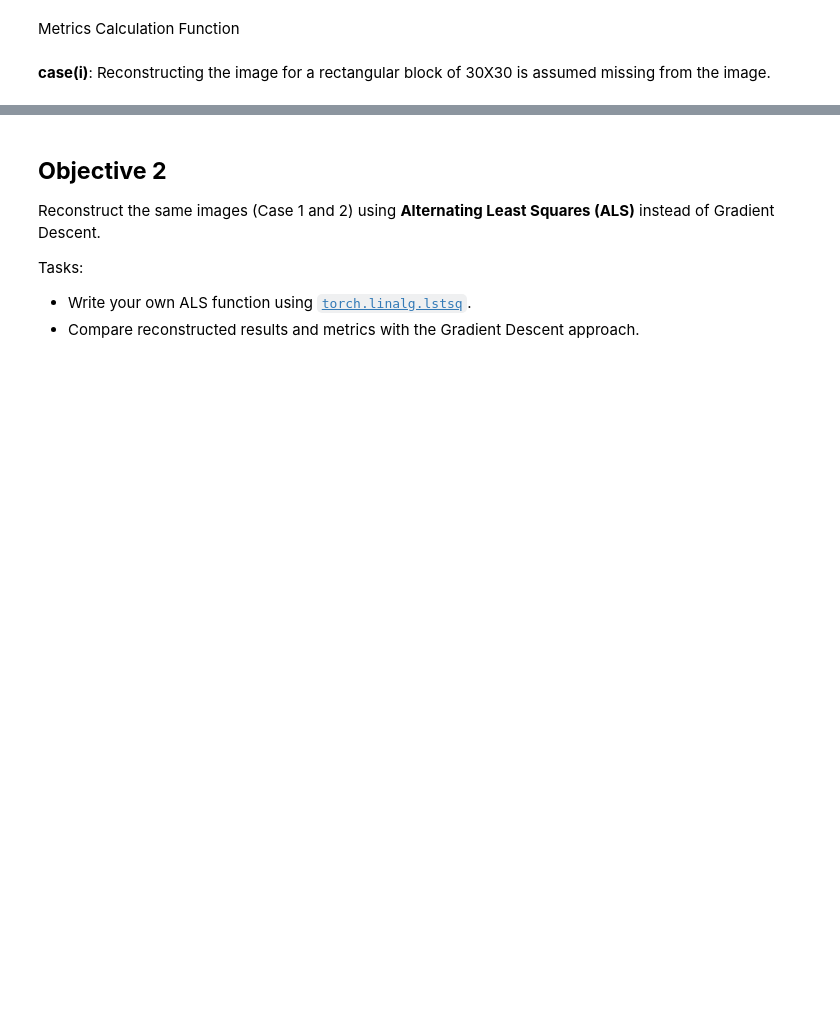
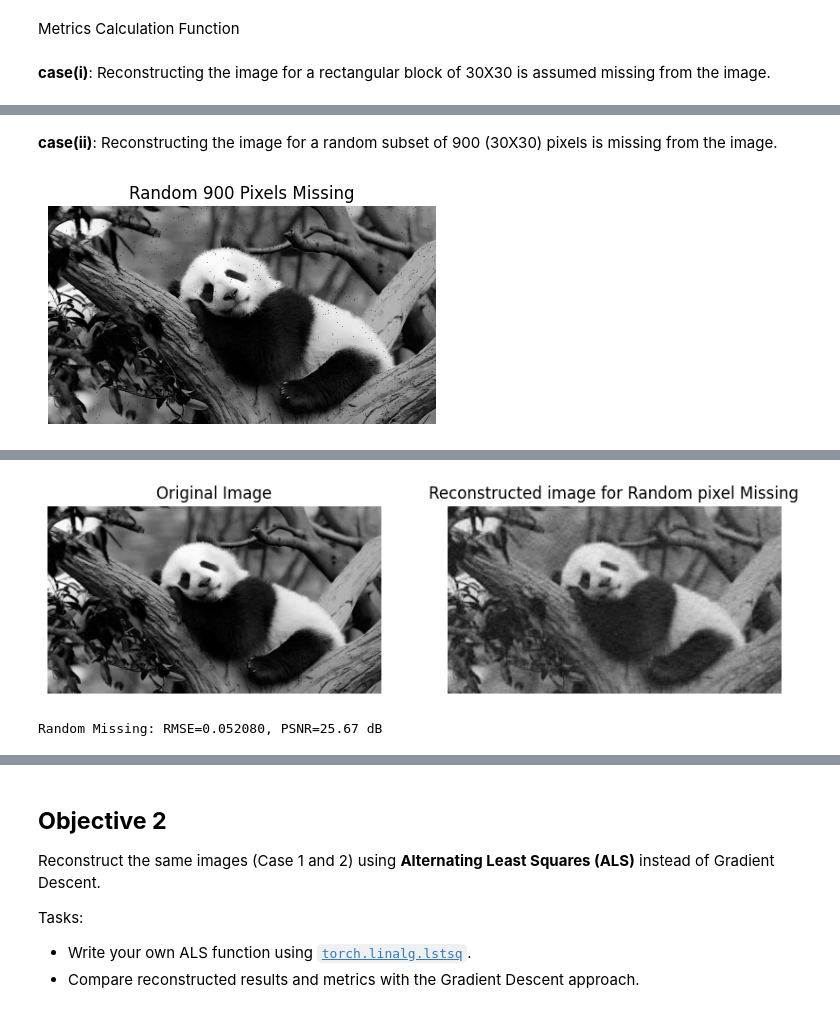
Before and after one commit to HarshJamgaonkar05/ES---335-ML-Assignment-2, a Jupyter notebook: Task 4/Image-Reconstruction.ipynb, the cells around one changed output, grey strips where cells are left out. Cells and saved outputs as stored; diff of their text form; code cells hidden in the pictures; blank space fills up the shorter version.

```diff
--- a/Task 4/Image-Reconstruction.ipynb
+++ b/Task 4/Image-Reconstruction.ipynb
@@ -148,0 +206,36 @@ def compute_metrics(X_true, X_pred, mask_missing):
+# %% [markdown]
+**case(ii)**: Reconstructing the image for a random subset of 900 (30X30) pixels is missing from the image.
+# %%
+random_mask = torch.ones_like(X)
+num_missing = 900
+indices = torch.randperm(X.numel())[:num_missing]
+random_mask.view(-1)[indices] = 0
+X_random_missing = X * random_mask
+
+# Plot missing region
+plt.figure(figsize=(5,5))
+plt.imshow(X_random_missing.cpu(), cmap='gray')
+plt.title("Random 900 Pixels Missing")
+plt.axis('off')
+plt.show()
+
+# Reconstruction
+X_random_rec = low_rank_reconstruction(X, random_mask, rank=r, lr=0.01, num_iters=10000)
+
+# Plot original vs reconstructed
+plt.figure(figsize=(10,5))
+plt.subplot(1,2,1)
+plt.imshow(X.cpu(), cmap='gray')
+plt.title("Original Image")
+plt.axis('off')
+plt.subplot(1,2,2)
+plt.imshow(X_random_rec.cpu(), cmap='gray')
+plt.title("Reconstructed image for Random pixel Missing")
+plt.axis('off')
+plt.show()
+
+# Compute metrics
+rmse_random, psnr_random = compute_metrics(X, X_random_rec)
+print(f"Random Missing: RMSE={rmse_random:.6f}, PSNR={psnr_random:.2f} dB")
+# %% [output]
+[figure, added]
@@ -148,0 +259,2 @@ def compute_metrics(X_true, X_pred, mask_missing):
+[figure, added]
+Random Missing: RMSE=0.052080, PSNR=25.67 dB
```
Also changed, not shown: parts of 13 cells of this notebook.
